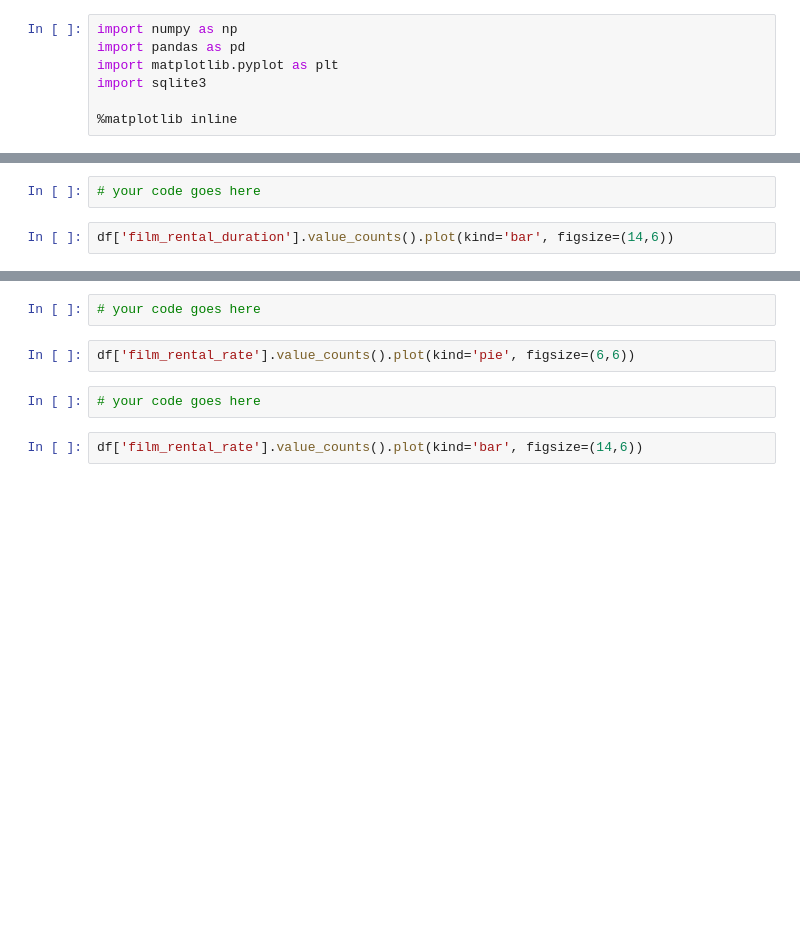
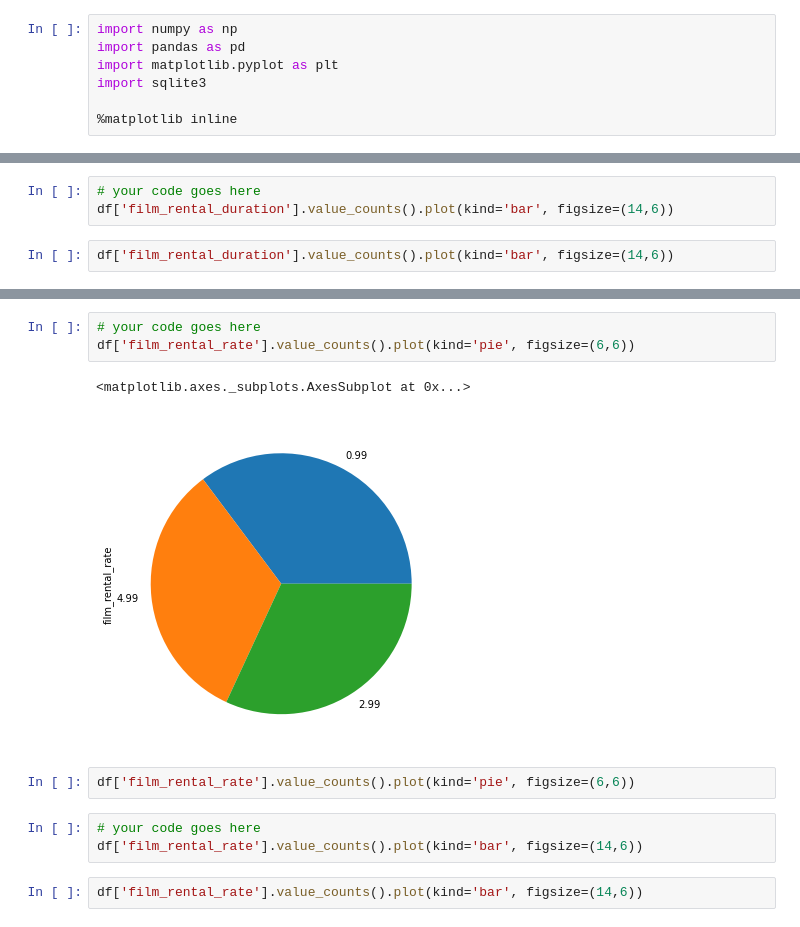
Before and after one commit to momijizen/FreeCodeCamp-Pandas-Real-Life-Example, a Jupyter notebook: Exercises_2.ipynb, the cells around one changed output, grey strips where cells are left out. Saved outputs shown, nothing was run; the diff lists cells and outputs as text; blank space fills up the shorter version.

```diff
--- a/Exercises_2.ipynb
+++ b/Exercises_2.ipynb
@@ -62,6 +95,7 @@ df['film_rental_duration'].mean()
 Show a <b>bar plot</b> with all the durations.
 # %%
 # your code goes here
+df['film_rental_duration'].value_counts().plot(kind='bar', figsize=(14,6))
 # %%
 df['film_rental_duration'].value_counts().plot(kind='bar', figsize=(14,6))
 # %% [markdown]
@@ -74,10 +108,15 @@ df['film_rental_duration'].value_counts().plot(kind='bar', figsize=(14,6))
 - Which plot you think fits the best in this case? Why?
 # %%
 # your code goes here
+df['film_rental_rate'].value_counts().plot(kind='pie', figsize=(6,6))
+# %% [output]
+<matplotlib.axes._subplots.AxesSubplot at 0x...>
+[figure, added]
 # %%
 df['film_rental_rate'].value_counts().plot(kind='pie', figsize=(6,6))
 # %%
 # your code goes here
+df['film_rental_rate'].value_counts().plot(kind='bar', figsize=(14,6))
 # %%
 df['film_rental_rate'].value_counts().plot(kind='bar', figsize=(14,6))
 # %% [markdown]
```
Also changed, not shown: parts of 7 cells of this notebook.
